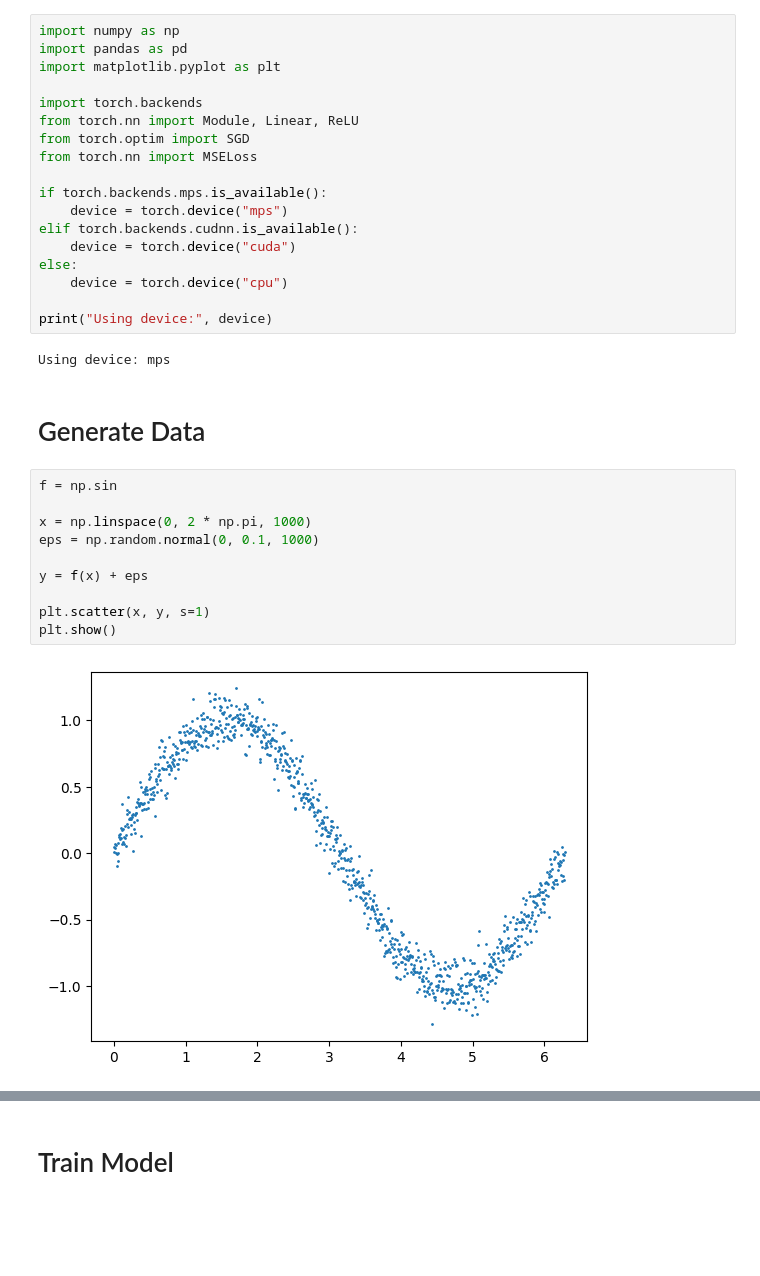
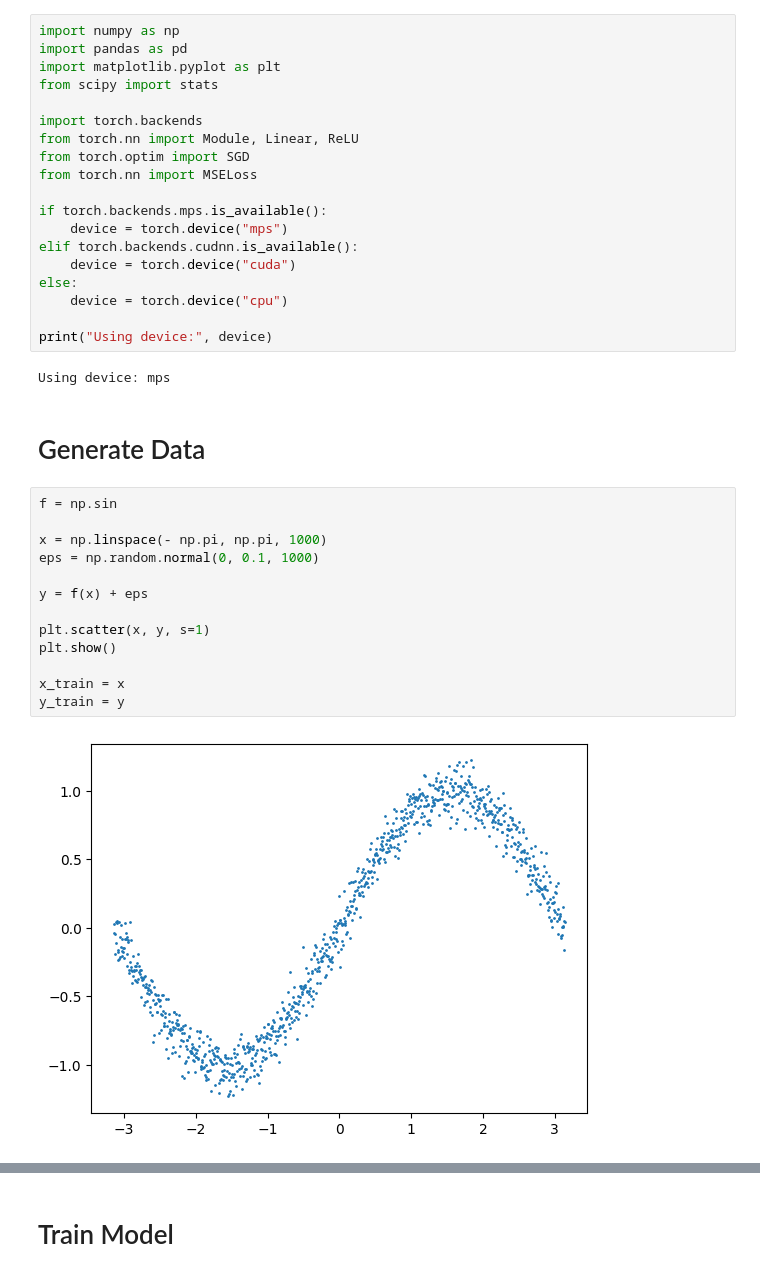
Before and after one commit to bryceadam1/math-522-project, a Jupyter notebook: Bryce/project.ipynb, the cells around one changed output, grey strips where cells are left out. Cells and saved outputs as stored; diff of their text form; blank space fills up the shorter version.

```diff
--- a/Bryce/project.ipynb
+++ b/Bryce/project.ipynb
@@ -2,6 +2,7 @@
 import numpy as np
 import pandas as pd
 import matplotlib.pyplot as plt
+from scipy import stats
 
 import torch.backends
 from torch.nn import Module, Linear, ReLU
@@ -23,12 +24,15 @@ Using device: mps
 # %%
 f = np.sin
 
-x = np.linspace(0, 2 * np.pi, 1000)
+x = np.linspace(- np.pi, np.pi, 1000)
 eps = np.random.normal(0, 0.1, 1000)
 
 y = f(x) + eps
 
 plt.scatter(x, y, s=1)
 plt.show()
+
+x_train = x
+y_train = y
 # %% [output]
-[figure, old version]
+[figure, new version]
```
Also changed, not shown: parts of 5 cells of this notebook, 1 other file.
